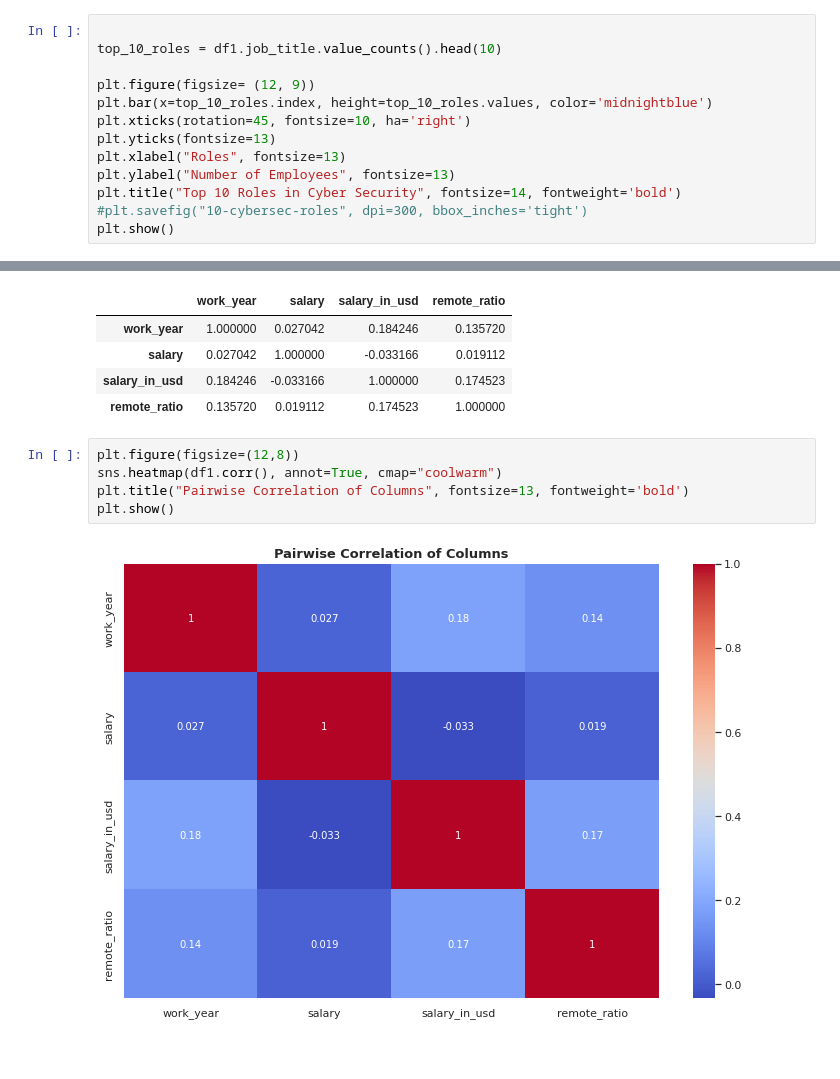
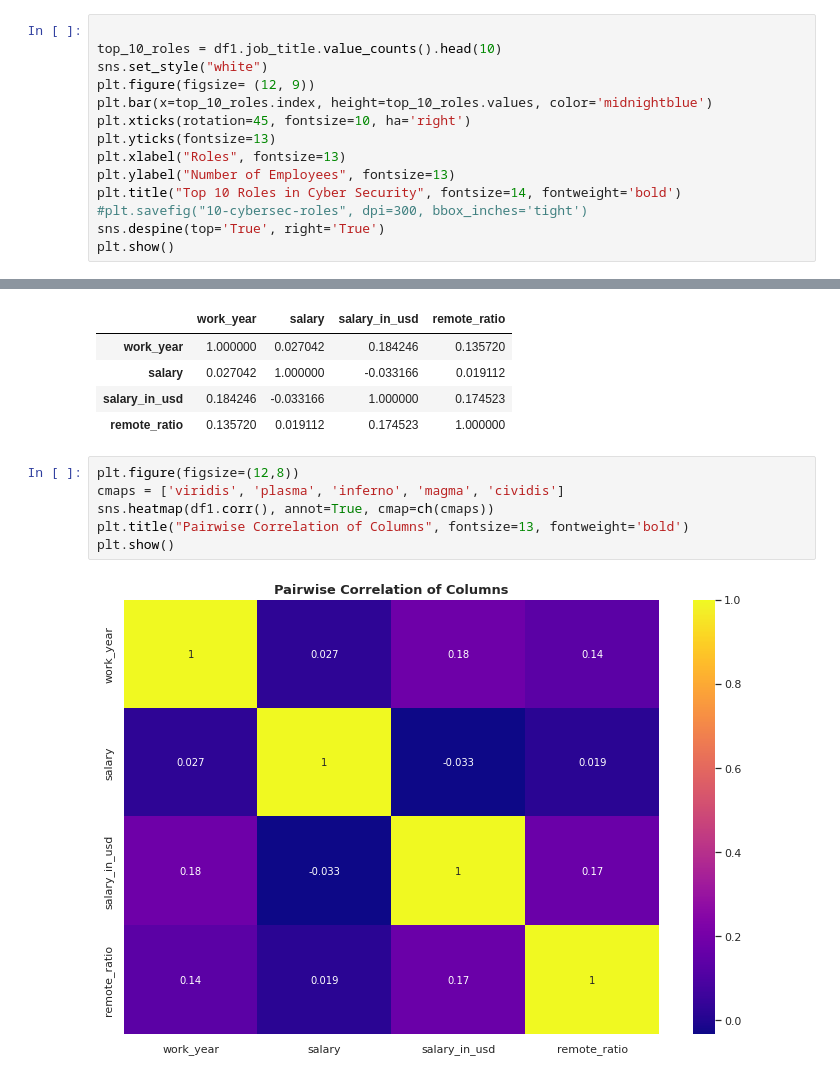
Before and after one commit to wa-le/cybersec-jobs-EDA, a Jupyter notebook: cybersec_jobs.ipynb, the cells around one changed output, grey strips where cells are left out. Drawn from its saved outputs; the diff is of its cells as text.

```diff
--- a/cybersec_jobs.ipynb
+++ b/cybersec_jobs.ipynb
@@ -145,7 +151,7 @@ Name: job_title, dtype: int64
 # %%
 
 top_10_roles = df1.job_title.value_counts().head(10)
-
+sns.set_style("white")
 plt.figure(figsize= (12, 9))
 plt.bar(x=top_10_roles.index, height=top_10_roles.values, color='midnightblue')
 plt.xticks(rotation=45, fontsize=10, ha='right')
@@ -154,5 +160,6 @@ plt.xlabel("Roles", fontsize=13)
 plt.ylabel("Number of Employees", fontsize=13)
 plt.title("Top 10 Roles in Cyber Security", fontsize=14, fontweight='bold')
 #plt.savefig("10-cybersec-roles", dpi=300, bbox_inches='tight')
+sns.despine(top='True', right='True')
 plt.show()
 # %% [output]
@@ -182,8 +207,9 @@ df1.corr().style.background_gradient(cmap='coolwarm')
 | remote_ratio | 0.135720 | 0.019112 | 0.174523 | 1.000000 |
 # %%
 plt.figure(figsize=(12,8))
-sns.heatmap(df1.corr(), annot=True, cmap="coolwarm")
+cmaps = ['viridis', 'plasma', 'inferno', 'magma', 'cividis']
+sns.heatmap(df1.corr(), annot=True, cmap=ch(cmaps))
 plt.title("Pairwise Correlation of Columns", fontsize=13, fontweight='bold')
 plt.show()
 # %% [output]
-[figure, old version]
+[figure, new version]
```
Also changed, not shown: parts of 22 cells of this notebook.
